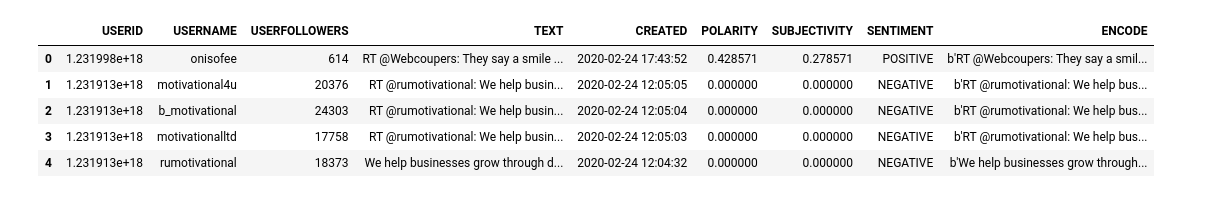
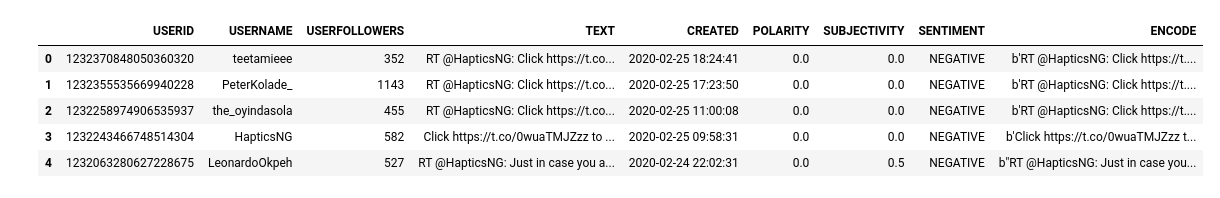
Before and after one commit to Foluwa/sentiment-analyzer, a Jupyter notebook: Untitled.ipynb, the cells around one changed output. Drawn from its saved outputs; the diff is of its cells as text; code cells hidden in the pictures.

```diff
--- a/Untitled.ipynb
+++ b/Untitled.ipynb
@@ -5,11 +5,11 @@ import csv
 # %%
-data = pd.read_csv("Webcoupers.csv")
+df = pd.read_csv('HapticsNG.csv')
 # %%
-data.head()
+df.head()
 # %% [output]
 |  | USERID | USERNAME | USERFOLLOWERS | TEXT | CREATED | POLARITY | SUBJECTIVITY | SENTIMENT | ENCODE |
-| 0 | 1.231998e+18 | onisofee | 614 | RT @Webcoupers: They say a smile ... | 2020-02-24 17:43:52 | 0.428571 | 0.278571 | POSITIVE | b'RT @Webcoupers: They say a smil... |
-| 1 | 1.231913e+18 | motivational4u | 20376 | RT @rumotivational: We help busin... | 2020-02-24 12:05:05 | 0.000000 | 0.000000 | NEGATIVE | b'RT @rumotivational: We help bus... |
-| 2 | 1.231913e+18 | b_motivational | 24303 | RT @rumotivational: We help busin... | 2020-02-24 12:05:04 | 0.000000 | 0.000000 | NEGATIVE | b'RT @rumotivational: We help bus... |
-| 3 | 1.231913e+18 | motivationalltd | 17758 | RT @rumotivational: We help busin... | 2020-02-24 12:05:03 | 0.000000 | 0.000000 | NEGATIVE | b'RT @rumotivational: We help bus... |
-| 4 | 1.231913e+18 | rumotivational | 18373 | We help businesses grow through d... | 2020-02-24 12:04:32 | 0.000000 | 0.000000 | NEGATIVE | b'We help businesses grow through... |
+| 0 | 1232370848050360320 | teetamieee | 352 | RT @HapticsNG: Click https://t.co... | 2020-02-25 18:24:41 | 0.0 | 0.0 | NEGATIVE | b'RT @HapticsNG: Click https://t.... |
+| 1 | 1232355535669940228 | PeterKolade_ | 1143 | RT @HapticsNG: Click https://t.co... | 2020-02-25 17:23:50 | 0.0 | 0.0 | NEGATIVE | b'RT @HapticsNG: Click https://t.... |
+| 2 | 1232258974906535937 | the_oyindasola | 455 | RT @HapticsNG: Click https://t.co... | 2020-02-25 11:00:08 | 0.0 | 0.0 | NEGATIVE | b'RT @HapticsNG: Click https://t.... |
+| 3 | 1232243466748514304 | HapticsNG | 582 | Click https://t.co/0wuaTMJZzz to ... | 2020-02-25 09:58:31 | 0.0 | 0.0 | NEGATIVE | b'Click https://t.co/0wuaTMJZzz t... |
+| 4 | 1232063280627228675 | LeonardoOkpeh | 527 | RT @HapticsNG: Just in case you a... | 2020-02-24 22:02:31 | 0.0 | 0.5 | NEGATIVE | b"RT @HapticsNG: Just in case you... |
```
Also changed, not shown: parts of 11 cells of this notebook, 10 other files.
